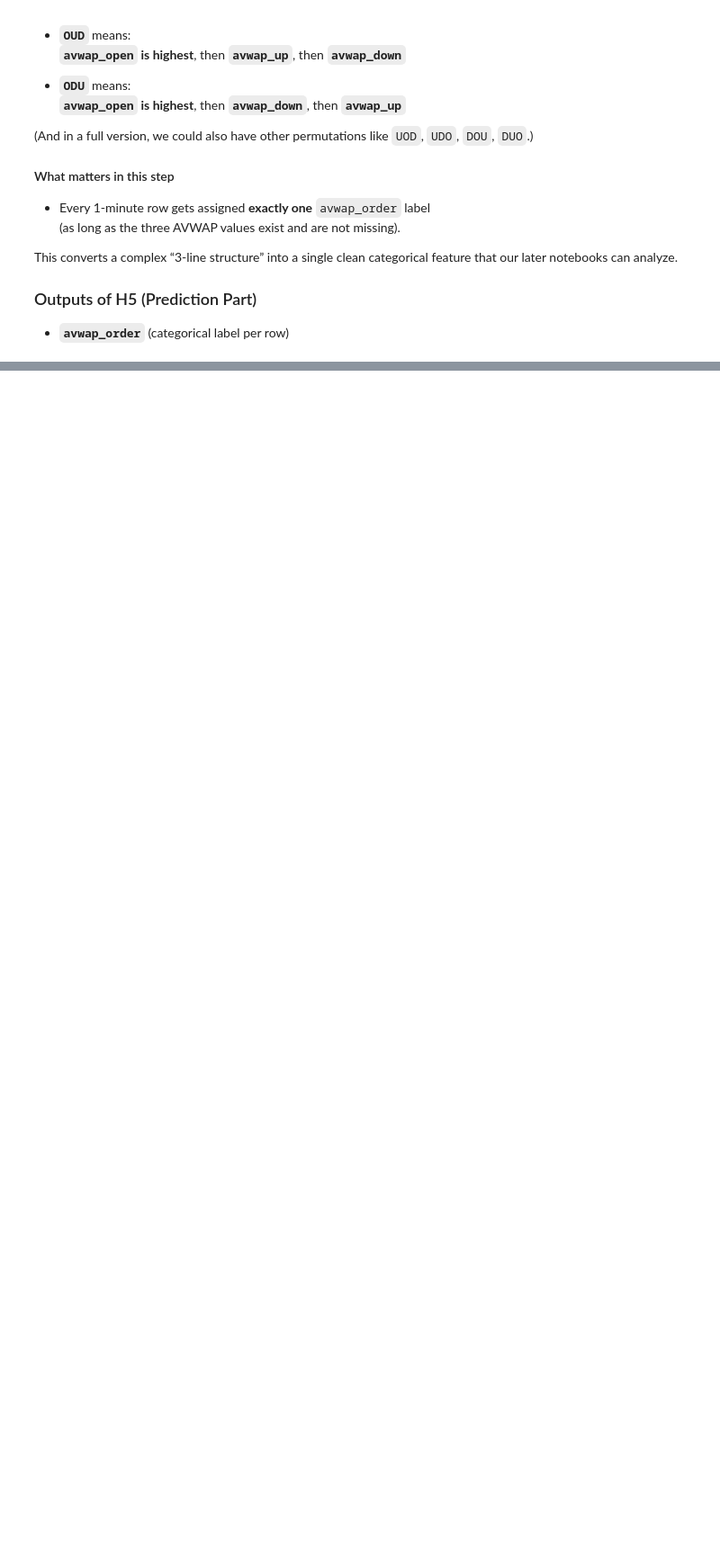
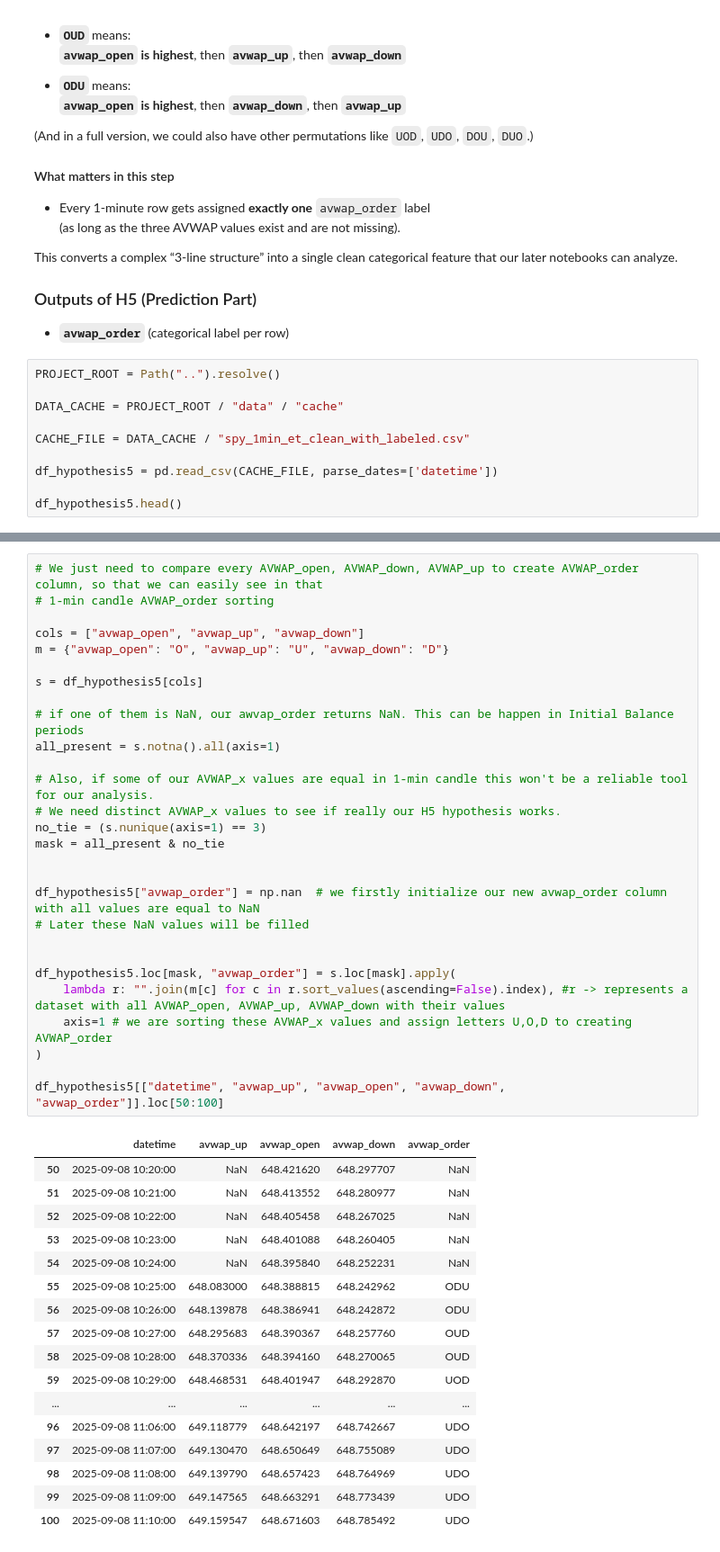
Before and after one commit to cankaradogann/DSA210-Project-Can-Karadogan, a Jupyter notebook: notebooks/06_prediction.ipynb, the cells around one changed output, grey strips where cells are left out. Shown at 90% size. Saved outputs shown, nothing was run; the diff lists cells and outputs as text; blank space fills up the shorter version.

```diff
--- a/notebooks/06_prediction.ipynb
+++ b/notebooks/06_prediction.ipynb
@@ -947,3 +947,13 @@ This converts a complex “3-line structure” into a single clean categorical f
 ### Outputs of H5 (Prediction Part)
 
 - **`avwap_order`** (categorical label per row)
+# %%
+PROJECT_ROOT = Path("..").resolve()
+
+DATA_CACHE = PROJECT_ROOT / "data" / "cache"
+
+CACHE_FILE = DATA_CACHE / "spy_1min_et_clean_with_labeled.csv"
+
+df_hypothesis5 = pd.read_csv(CACHE_FILE, parse_dates=['datetime'])
+
+df_hypothesis5.head()
@@ -949,0 +968,46 @@ This converts a complex “3-line structure” into a single clean categorical f
+# %%
+# We just need to compare every AVWAP_open, AVWAP_down, AVWAP_up to create AVWAP_order column, so that we can easily see in that
+# 1-min candle AVWAP_order sorting
+
+cols = ["avwap_open", "avwap_up", "avwap_down"]
+m = {"avwap_open": "O", "avwap_up": "U", "avwap_down": "D"}
+
+s = df_hypothesis5[cols]
+
+# if one of them is NaN, our awvap_order returns NaN. This can be happen in Initial Balance periods
+all_present = s.notna().all(axis=1)
+
+# Also, if some of our AVWAP_x values are equal in 1-min candle this won't be a reliable tool for our analysis.
+# We need distinct AVWAP_x values to see if really our H5 hypothesis works.
+no_tie = (s.nunique(axis=1) == 3)
+mask = all_present & no_tie
+
+
+df_hypothesis5["avwap_order"] = np.nan  # we firstly initialize our new avwap_order column with all values are equal to NaN
+# Later these NaN values will be filled
+
+
+df_hypothesis5.loc[mask, "avwap_order"] = s.loc[mask].apply(
+    lambda r: "".join(m[c] for c in r.sort_values(ascending=False).index), #r -> represents a dataset with all AVWAP_open, AVWAP_up, AVWAP_down with their values
+    axis=1 # we are sorting these AVWAP_x values and assign letters U,O,D to creating AVWAP_order
+)
+
+df_hypothesis5[["datetime", "avwap_up", "avwap_open", "avwap_down", "avwap_order"]].loc[50:100]
+# %% [output]
+|  | datetime | avwap_up | avwap_open | avwap_down | avwap_order |
+| 50 | 2025-09-08 10:20:00 | NaN | 648.421620 | 648.297707 | NaN |
+| 51 | 2025-09-08 10:21:00 | NaN | 648.413552 | 648.280977 | NaN |
+| 52 | 2025-09-08 10:22:00 | NaN | 648.405458 | 648.267025 | NaN |
+| 53 | 2025-09-08 10:23:00 | NaN | 648.401088 | 648.260405 | NaN |
+| 54 | 2025-09-08 10:24:00 | NaN | 648.395840 | 648.252231 | NaN |
+| 55 | 2025-09-08 10:25:00 | 648.083000 | 648.388815 | 648.242962 | ODU |
+| 56 | 2025-09-08 10:26:00 | 648.139878 | 648.386941 | 648.242872 | ODU |
+| 57 | 2025-09-08 10:27:00 | 648.295683 | 648.390367 | 648.257760 | OUD |
+| 58 | 2025-09-08 10:28:00 | 648.370336 | 648.394160 | 648.270065 | OUD |
+| 59 | 2025-09-08 10:29:00 | 648.468531 | 648.401947 | 648.292870 | UOD |
+| ... | ... | ... | ... | ... | ... |
+| 96 | 2025-09-08 11:06:00 | 649.118779 | 648.642197 | 648.742667 | UDO |
+| 97 | 2025-09-08 11:07:00 | 649.130470 | 648.650649 | 648.755089 | UDO |
+| 98 | 2025-09-08 11:08:00 | 649.139790 | 648.657423 | 648.764969 | UDO |
+| 99 | 2025-09-08 11:09:00 | 649.147565 | 648.663291 | 648.773439 | UDO |
+| 100 | 2025-09-08 11:10:00 | 649.159547 | 648.671603 | 648.785492 | UDO |
```
Also changed, not shown: parts of 2 cells of this notebook, 1 other file.
